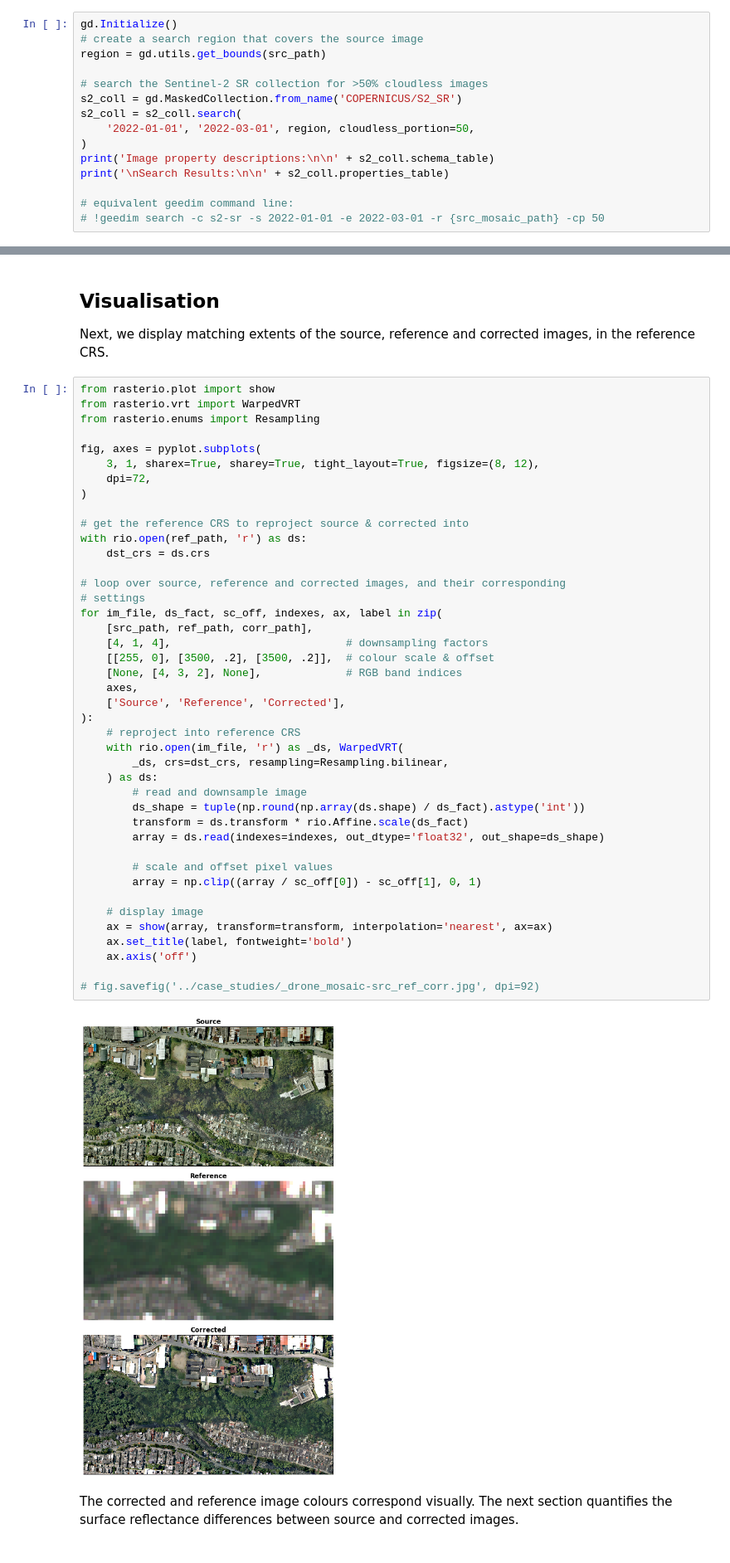
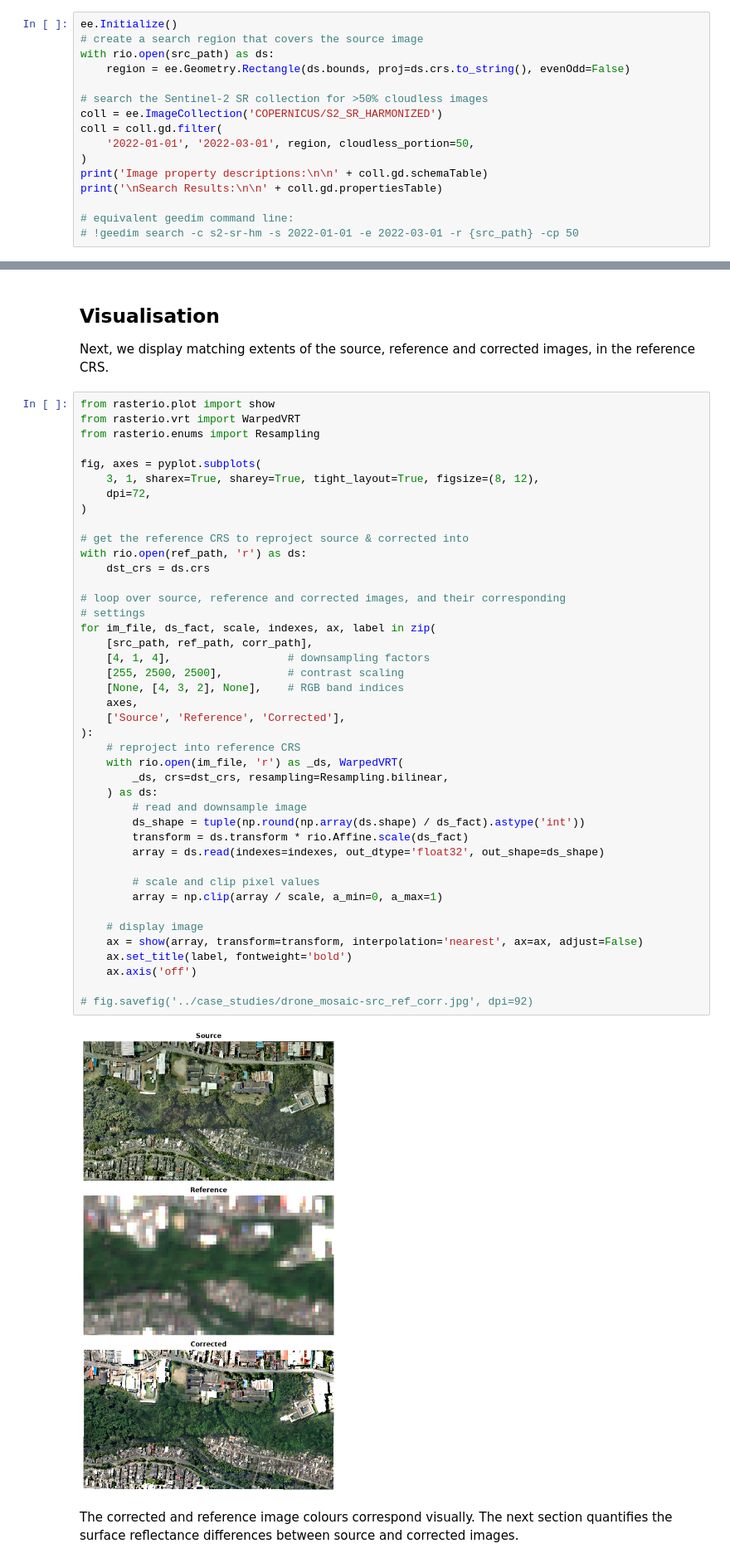
Before and after one commit to leftfield-geospatial/homonim, a Jupyter notebook: docs/tutorials/drone_correction.ipynb, the cells around one changed output, grey strips where cells are left out. Shown at 83% size. Cells and saved outputs as stored; diff of their text form.

Commit message:
uppdate tutorials for the latest geedim, links and rasterio.plot.show()

```diff
--- a/docs/tutorials/drone_correction.ipynb
+++ b/docs/tutorials/drone_correction.ipynb
@@ -64,20 +69,21 @@ with tqdm(
 
 Now we search for a Sentinel-2 SR reference image using [geedim](https://github.com/leftfield-geospatial/geedim).  Sentinel-2 is chosen for its high spatial resolution (10 m).
 # %%
-gd.Initialize()
+ee.Initialize()
 # create a search region that covers the source image
-region = gd.utils.get_bounds(src_path)
+with rio.open(src_path) as ds:
+    region = ee.Geometry.Rectangle(ds.bounds, proj=ds.crs.to_string(), evenOdd=False)
 
 # search the Sentinel-2 SR collection for >50% cloudless images
-s2_coll = gd.MaskedCollection.from_name('COPERNICUS/S2_SR')
-s2_coll = s2_coll.search(
+coll = ee.ImageCollection('COPERNICUS/S2_SR_HARMONIZED')
+coll = coll.gd.filter(
     '2022-01-01', '2022-03-01', region, cloudless_portion=50,
 )
-print('Image property descriptions:\n\n' + s2_coll.schema_table)
-print('\nSearch Results:\n\n' + s2_coll.properties_table)
+print('Image property descriptions:\n\n' + coll.gd.schemaTable)
+print('\nSearch Results:\n\n' + coll.gd.propertiesTable)
 
 # equivalent geedim command line:
-# !geedim search -c s2-sr -s 2022-01-01 -e 2022-03-01 -r {src_mosaic_path} -cp 50
+# !geedim search -c s2-sr-hm -s 2022-01-01 -e 2022-03-01 -r {src_path} -cp 50
 # %% [output]
 Image property descriptions:
 
@@ -148,42 +150,42 @@ from rasterio.enums import Resampling
 fig, axes = pyplot.subplots(
     3, 1, sharex=True, sharey=True, tight_layout=True, figsize=(8, 12),
     dpi=72,
 )
 
 # get the reference CRS to reproject source & corrected into
 with rio.open(ref_path, 'r') as ds:
     dst_crs = ds.crs
 
 # loop over source, reference and corrected images, and their corresponding
 # settings
-for im_file, ds_fact, sc_off, indexes, ax, label in zip(
+for im_file, ds_fact, scale, indexes, ax, label in zip(
     [src_path, ref_path, corr_path],
-    [4, 1, 4],                           # downsampling factors
-    [[255, 0], [3500, .2], [3500, .2]],  # colour scale & offset
-    [None, [4, 3, 2], None],             # RGB band indices
+    [4, 1, 4],                  # downsampling factors
+    [255, 2500, 2500],          # contrast scaling
+    [None, [4, 3, 2], None],    # RGB band indices
     axes,
     ['Source', 'Reference', 'Corrected'],
 ):
     # reproject into reference CRS
     with rio.open(im_file, 'r') as _ds, WarpedVRT(
         _ds, crs=dst_crs, resampling=Resampling.bilinear,
     ) as ds:
         # read and downsample image
         ds_shape = tuple(np.round(np.array(ds.shape) / ds_fact).astype('int'))
         transform = ds.transform * rio.Affine.scale(ds_fact)
         array = ds.read(indexes=indexes, out_dtype='float32', out_shape=ds_shape)
 
-        # scale and offset pixel values
-        array = np.clip((array / sc_off[0]) - sc_off[1], 0, 1)
+        # scale and clip pixel values
+        array = np.clip(array / scale, a_min=0, a_max=1)
 
     # display image
-    ax = show(array, transform=transform, interpolation='nearest', ax=ax)
+    ax = show(array, transform=transform, interpolation='nearest', ax=ax, adjust=False)
     ax.set_title(label, fontweight='bold')
     ax.axis('off')
 
-# fig.savefig('../case_studies/_drone_mosaic-src_ref_corr.jpg', dpi=92)
+# fig.savefig('../case_studies/drone_mosaic-src_ref_corr.jpg', dpi=92)
 # %% [output]
-[figure, old version]
+[figure, new version]
 # %% [markdown]
 The corrected and reference image colours correspond visually.  The next section quantifies the surface reflectance differences between source and corrected images.
 # %% [markdown]
```
Also changed, not shown: parts of 15 cells of this notebook, 2 other files.
